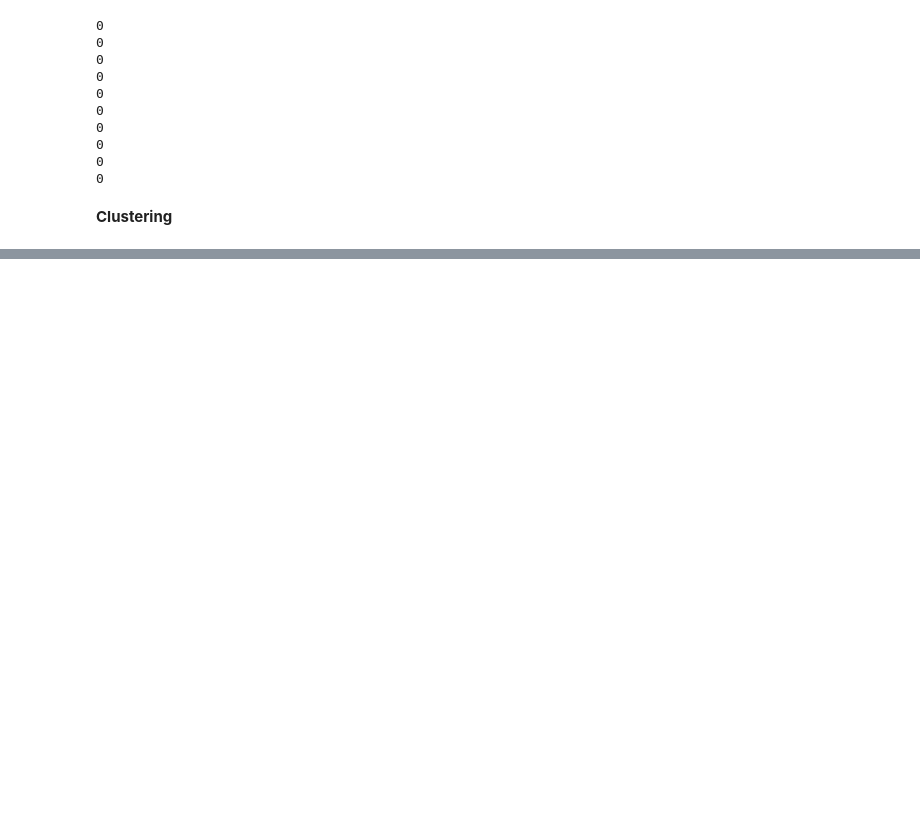
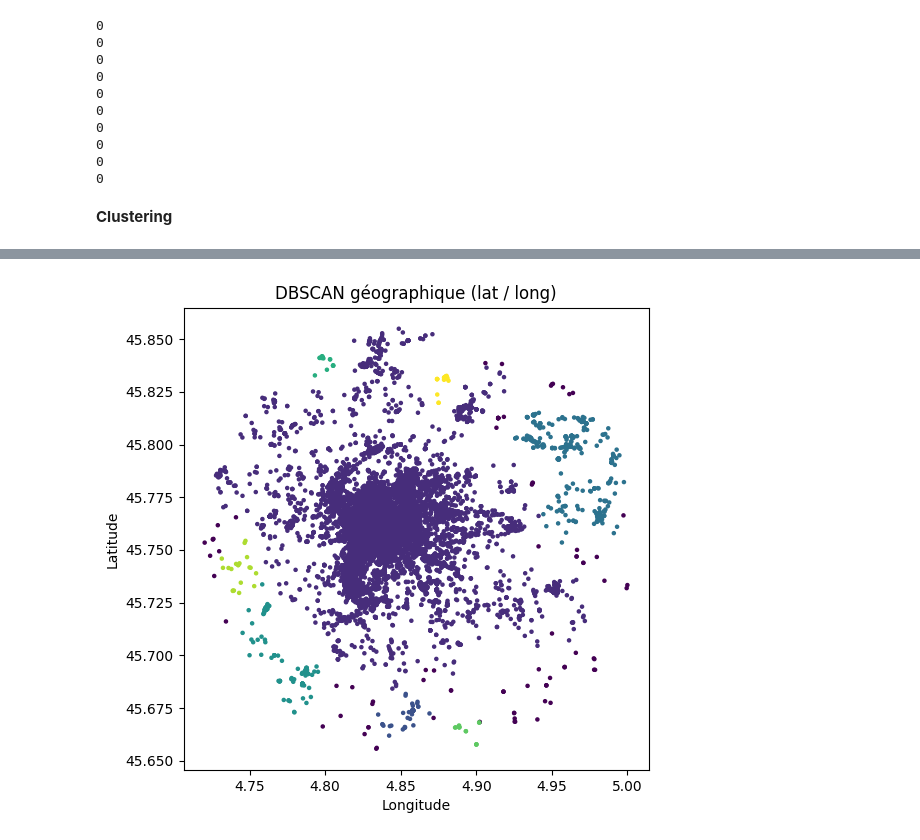
Before and after one commit to Ibra2477/FD_project, a Jupyter notebook: notebook/TP.ipynb, the cells around one changed output, grey strips where cells are left out. Drawn from its saved outputs; the diff is of its cells as text; code cells hidden in the pictures; blank space fills up the shorter version.

```diff
--- a/notebook/TP.ipynb
+++ b/notebook/TP.ipynb
@@ -364,0 +452,34 @@ plt.show()
+# %%
+import numpy as np
+
+# Sélection des coordonnées
+X = data_cleaned[["lat", "long"]]
+
+from sklearn.cluster import DBSCAN
+
+dbscan = DBSCAN(
+    eps=0.01,      # 500 mètres
+    min_samples=10,
+)
+
+labels = dbscan.fit_predict(X)
+
+# Ajouter les clusters au DataFrame
+data_cleaned["cluster"] = labels
+
+
+import matplotlib.pyplot as plt
+
+plt.figure(figsize=(6,6))
+plt.scatter(
+    data_cleaned["long"],
+    data_cleaned["lat"],
+    c=data_cleaned["cluster"],
+    s=5
+)
+plt.xlabel("Longitude")
+plt.ylabel("Latitude")
+plt.title("DBSCAN géographique (lat / long)")
+plt.show()
+# %% [output]
+[figure, added]
```
Also changed, not shown: parts of 9 cells of this notebook.
